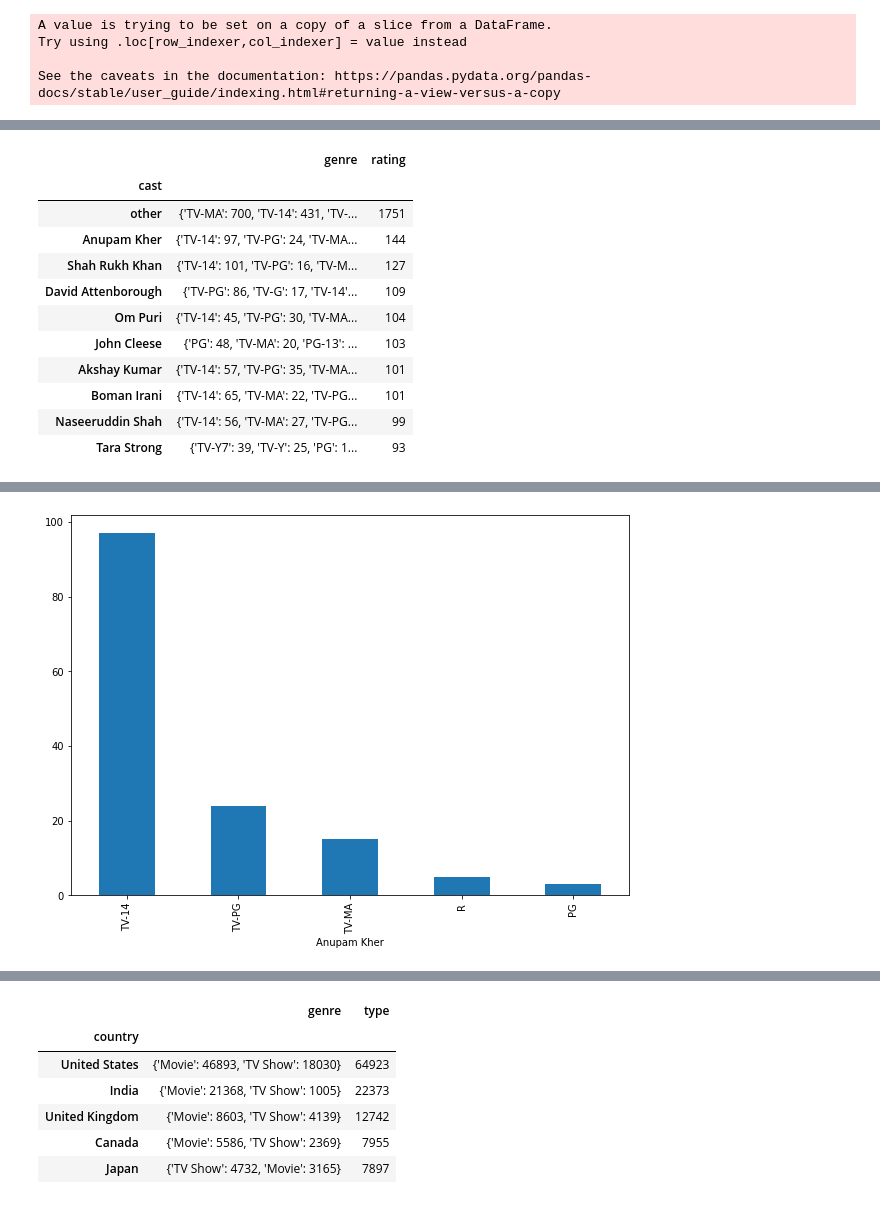
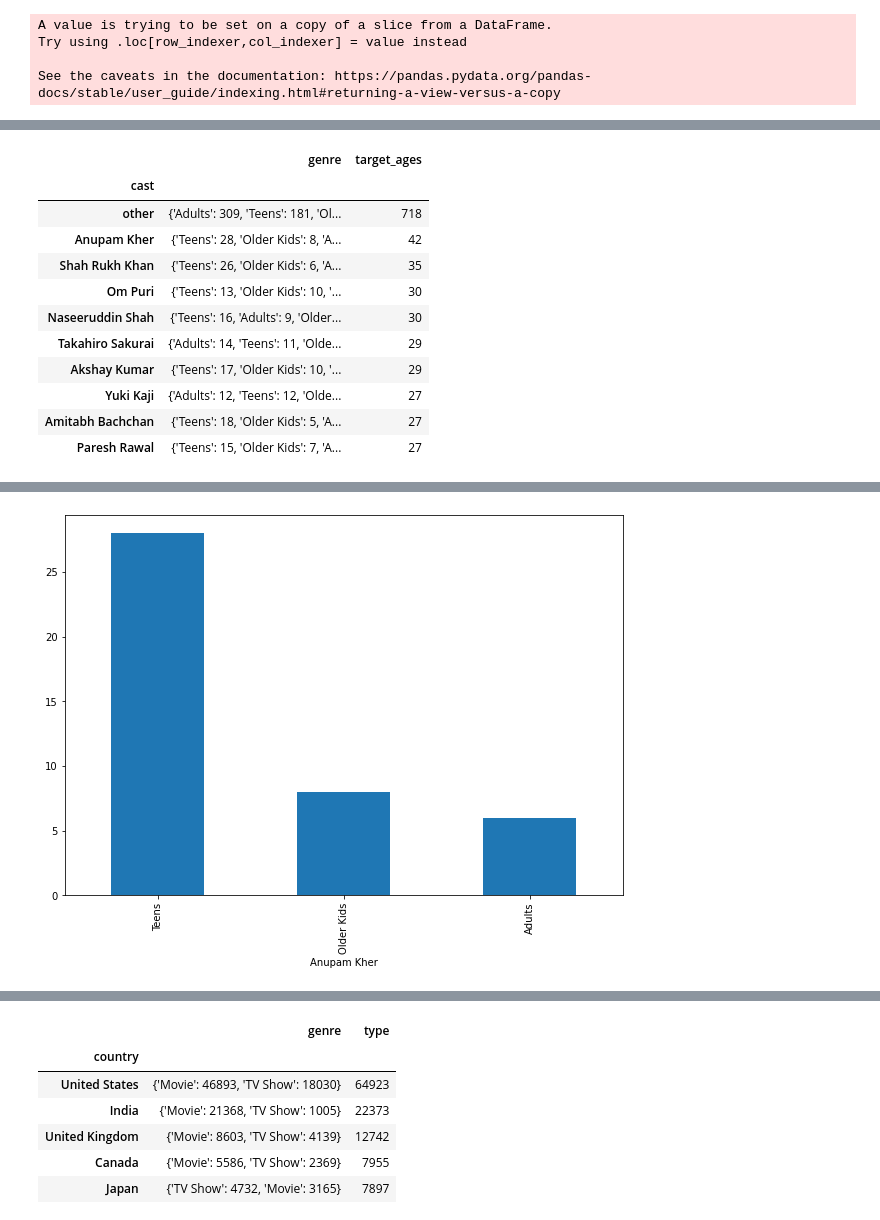
Before and after one commit to sauravkumar19/NETFLIX-MOVIES-AND-TV-SHOWS-CLUSTERING, a Jupyter notebook: NETFLIX_MOVIES_AND_TV_SHOWS_CLUSTERING.ipynb, the cells around one changed output, grey strips where cells are left out. Cells and saved outputs as stored; diff of their text form; code cells hidden in the pictures.

```diff
--- a/NETFLIX_MOVIES_AND_TV_SHOWS_CLUSTERING.ipynb
+++ b/NETFLIX_MOVIES_AND_TV_SHOWS_CLUSTERING.ipynb
@@ -292,3 +307,7 @@ blank_index = cast_table[cast_table['country'] == ''].index
+# %%
+cast_table.index = range(0,len(cast_table))
+blank_index = cast_table[cast_table['country'] == ''].index
+cast_table = cast_table.drop(blank_index)
 # %%
 cast_table = cast_table.drop(blank_index)
 # %%
@@ -302,0 +322,3 @@ cast_table.head()
+# %%
+cast_table = cast_table.explode('cast')
+cast_table['cast'] = cast_table['cast'].apply(remove_unwanted_space)
@@ -310,9 +362,17 @@ def remove_unwanted_space(string):
     return string
 # %%
 for i in ['cast','listed_in', 'country']:
-  cast_table[i] = cast_table[i].apply(lambda x : x[1:] if x[0] == ' ' else x)
+  cast_table[i] = cast_table[i].apply(remove_unwanted_space)
 # %%
 def genre_wise_eda(df,column1,column2):
+
+  df = explode_column(df,column1)
+  df[column1] = df[column1].apply(remove_unwanted_space)
+  column1_total_genre = df[column1].value_counts()
+
+  df = explode_column(df,column2)
+  df[column2] = df[column2].apply(remove_unwanted_space)
+
   column1_genre = df.groupby(column1)[column2].value_counts()
   column1_unique = df[column1].unique()
 
@@ -413,15 +473,15 @@ cast_table.head()
 # %%
-genre_wise_eda(cast_table,'cast','rating')
+genre_wise_eda(cast_table,'cast','target_ages')
 # %% [output]
-|  | genre | rating |
+|  | genre | target_ages |
 | cast |  |  |
-| other | {'TV-MA': 700, 'TV-14': 431, 'TV-... | 1751 |
-| Anupam Kher | {'TV-14': 97, 'TV-PG': 24, 'TV-MA... | 144 |
-| Shah Rukh Khan | {'TV-14': 101, 'TV-PG': 16, 'TV-M... | 127 |
-| David Attenborough | {'TV-PG': 86, 'TV-G': 17, 'TV-14'... | 109 |
-| Om Puri | {'TV-14': 45, 'TV-PG': 30, 'TV-MA... | 104 |
-| John Cleese | {'PG': 48, 'TV-MA': 20, 'PG-13': ... | 103 |
-| Akshay Kumar | {'TV-14': 57, 'TV-PG': 35, 'TV-MA... | 101 |
-| Boman Irani | {'TV-14': 65, 'TV-MA': 22, 'TV-PG... | 101 |
-| Naseeruddin Shah | {'TV-14': 56, 'TV-MA': 27, 'TV-PG... | 99 |
-| Tara Strong | {'TV-Y7': 39, 'TV-Y': 25, 'PG': 1... | 93 |
+| other | {'Adults': 309, 'Teens': 181, 'Ol... | 718 |
+| Anupam Kher | {'Teens': 28, 'Older Kids': 8, 'A... | 42 |
+| Shah Rukh Khan | {'Teens': 26, 'Older Kids': 6, 'A... | 35 |
+| Om Puri | {'Teens': 13, 'Older Kids': 10, '... | 30 |
+| Naseeruddin Shah | {'Teens': 16, 'Adults': 9, 'Older... | 30 |
+| Takahiro Sakurai | {'Adults': 14, 'Teens': 11, 'Olde... | 29 |
+| Akshay Kumar | {'Teens': 17, 'Older Kids': 10, '... | 29 |
+| Yuki Kaji | {'Adults': 12, 'Teens': 12, 'Olde... | 27 |
+| Amitabh Bachchan | {'Teens': 18, 'Older Kids': 5, 'A... | 27 |
+| Paresh Rawal | {'Teens': 15, 'Older Kids': 7, 'A... | 27 |
@@ -429 +489 @@ genre_wise_eda(cast_table,'cast','rating')
-[figure, old version]
+[figure, new version]
```
Also changed, not shown: parts of 30 cells of this notebook.
